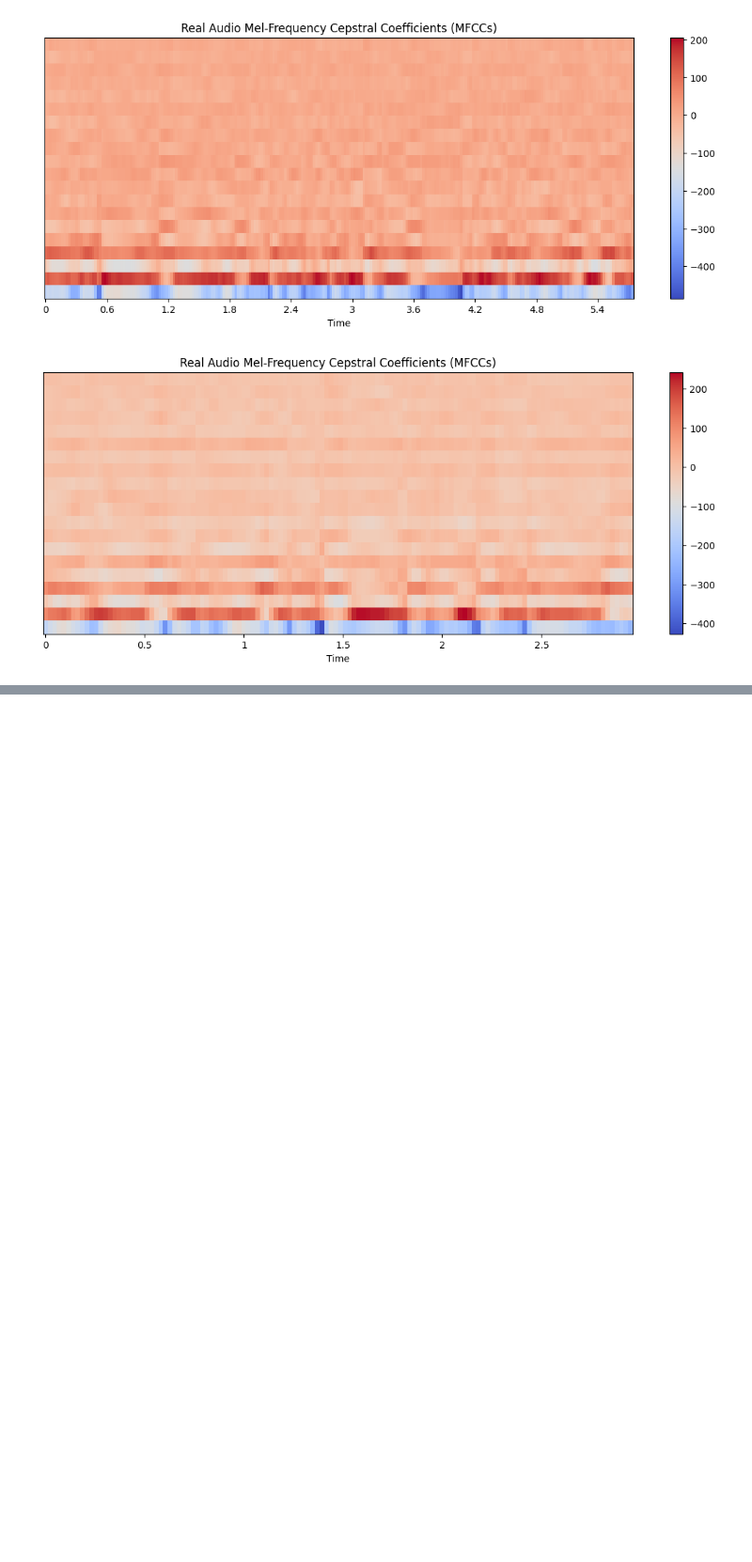
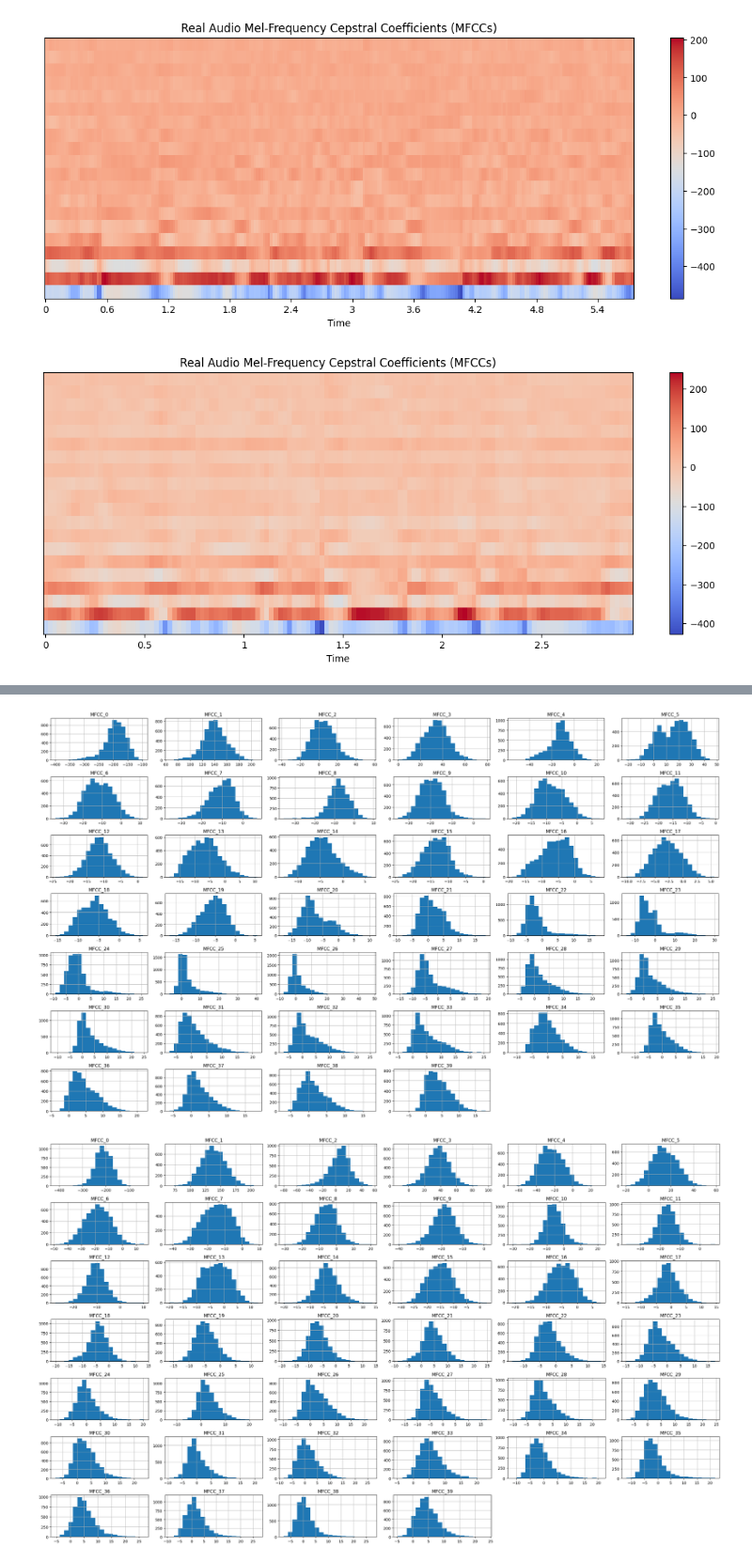
Before and after one commit to napstruck/NoFake, a Jupyter notebook: deepfakeaudiominorproject.ipynb, the cells around one changed output, grey strips where cells are left out. Shown at 94% size. Saved outputs shown, nothing was run; the diff lists cells and outputs as text; code cells hidden in the pictures; blank space fills up the shorter version.

Commit message:
Kaggle Notebook | DeepFakeAudioMinorProject | Version 11

```diff
--- a/deepfakeaudiominorproject.ipynb
+++ b/deepfakeaudiominorproject.ipynb
@@ -858,0 +907,44 @@ plt.show()
+# %%
+import pandas as pd
+import seaborn as sns
+import matplotlib.pyplot as plt
+
+# Load your dataset (replace 'your_dataset.csv' with your dataset file)
+# Ensure that you have a column labeled 'output' or rename it accordingly
+data = pd.read_excel("/kaggle/input/rerec-audio-xlsx/rerec_audio.xlsx")
+
+# Check the unique categories in the output column
+output_categories = data['LABEL'].unique()
+
+# # Visualize the distribution of categories in the output column
+# plt.figure(figsize=(10, 6))
+# sns.countplot(data=data, x='LABEL', palette='viridis')
+# plt.title('Distribution of Output Categories')
+# plt.xlabel('Output Categories')
+# plt.ylabel('Count')
+# plt.show()
+df=pd.DataFrame(data)
+# Separate the data by categories
+for category in output_categories:
+    subset = df[df['LABEL'] == category]
+
+    # Scatter plot for two numerical columns by category
+    subset.hist(bins=20, figsize=(25, 15))
+
+# plt.show()
+#     sns.histplot(data=subset, x='MFCC_0', y='LABEL', label=category)
+#     plt.title(f'Scatter Plot for Output Category: {category}')
+    plt.xlabel(category)
+    plt.ylabel('Feature 2')
+    plt.tight_layout()
+
+#     plt.legend()
+    plt.show()
+
+# If you have multiple numerical columns, you can use pairplot to visualize relationships
+# sns.pairplot(data, hue='LABEL', palette='viridis')
+# plt.suptitle('Pair Plot of Features by Output Category', y=1.02)
+# plt.show()
+# %% [output]
+[figure, added]
+[figure, added]
```
Also changed, not shown: parts of 4 cells of this notebook.
